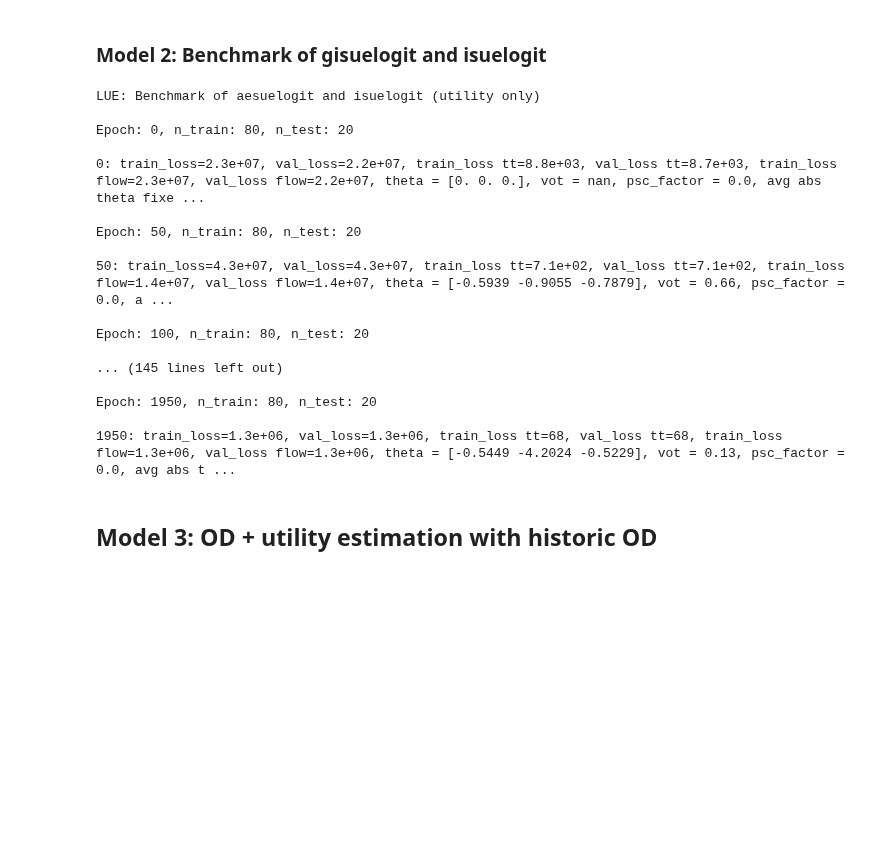
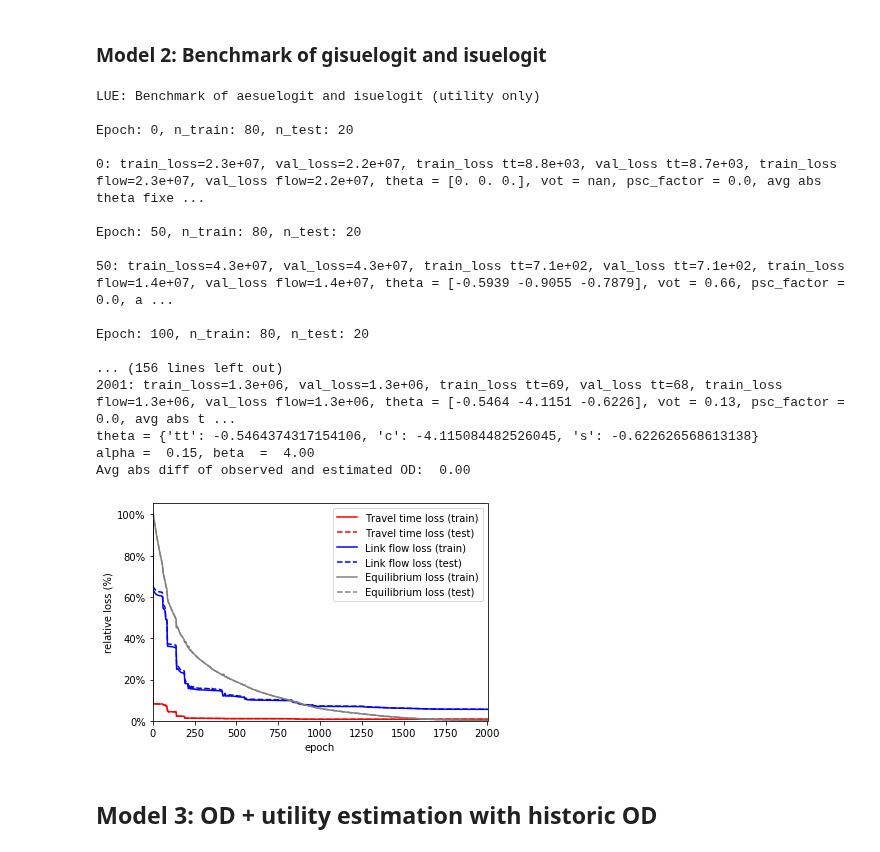
Before and after one commit to pabloguarda/pesuelogit, a Jupyter notebook: examples/notebooks/gisuelogit-siouxfalls.ipynb, the cells around one changed output. Cells and saved outputs as stored; diff of their text form; code cells hidden in the pictures; blank space fills up the shorter version.

```diff
--- a/examples/notebooks/gisuelogit-siouxfalls.ipynb
+++ b/examples/notebooks/gisuelogit-siouxfalls.ipynb
@@ -104,7 +104,7 @@ To enable them in other operations, rebuild TensorFlow with the appropriate comp
 # %% [markdown]
 ## Configuration
 # %%
-_EPOCHS = 2000
+_EPOCHS = 2500
 _LR = 1e-1
 _RELATIVE_GAP = 1e-7
 _BATCH_SIZE = None
@@ -132,7 +132,7 @@ val_results_dfs = {}
 # %%
 if run_model['equilibrium']:
 
-    _RELATIVE_GAP = 1e-8
+    _RELATIVE_GAP = 1e-7
 
     optimizer = tf.keras.optimizers.Adam(learning_rate=_LR)
 
@@ -235,7 +235,7 @@ if run_model['lue']:
     # affect the next model estimation
     optimizer = tf.keras.optimizers.Adam(learning_rate=_LR)
 
-    _RELATIVE_GAP = 1e-8
+    _RELATIVE_GAP = 1e-7
 
     utility_parameters = UtilityParameters(features_Y=['tt'],
                                            features_Z=features_Z,
@@ -294,38 +294,39 @@ if run_model['lue']:
     train_results_dfs['lue'], val_results_dfs['lue'] = lue.train(
         X_train, Y_train, X_test, Y_test,
         # generalization_error={'train': False, 'validation': True},
         optimizer=optimizer,
         batch_size=_BATCH_SIZE,
         loss_metric=loss_metric,
         loss_weights={'od': 0, 'theta': 0, 'tt': 1, 'flow': 1, 'eq_flow': 1},
         threshold_relative_gap=_RELATIVE_GAP,
         epochs_print_interval=_EPOCHS_PRINT_INTERVAL,
         epochs=_EPOCHS)
 
     plot_predictive_performance(train_losses=train_results_dfs['lue'], val_losses=val_results_dfs['lue'],
                                 xticks_spacing= 250)
 
     print(f"theta = {dict(zip(utility_parameters.true_values.keys(), list(lue.theta.numpy())))}")
     print(f"alpha = {lue.alpha: 0.2f}, beta  = {lue.beta: 0.2f}")
     print(f"Avg abs diff of observed and estimated OD: {np.mean(np.abs(lue.q - tntp_network.q.flatten())): 0.2f}")
 # %% [output]
 LUE: Benchmark of aesuelogit and isuelogit (utility only)
 
 Epoch: 0, n_train: 80, n_test: 20
 
 0: train_loss=2.3e+07, val_loss=2.2e+07, train_loss tt=8.8e+03, val_loss tt=8.7e+03, train_loss flow=2.3e+07, val_loss flow=2.2e+07, theta = [0. 0. 0.], vot = nan, psc_factor = 0.0, avg abs theta fixe ...
 
 Epoch: 50, n_train: 80, n_test: 20
 
 50: train_loss=4.3e+07, val_loss=4.3e+07, train_loss tt=7.1e+02, val_loss tt=7.1e+02, train_loss flow=1.4e+07, val_loss flow=1.4e+07, theta = [-0.5939 -0.9055 -0.7879], vot = 0.66, psc_factor = 0.0, a ...
 
 Epoch: 100, n_train: 80, n_test: 20
 
-... (145 lines left out)
-
-Epoch: 1950, n_train: 80, n_test: 20
-
-1950: train_loss=1.3e+06, val_loss=1.3e+06, train_loss tt=68, val_loss tt=68, train_loss flow=1.3e+06, val_loss flow=1.3e+06, theta = [-0.5449 -4.2024 -0.5229], vot = 0.13, psc_factor = 0.0, avg abs t ...
+... (156 lines left out)
+2001: train_loss=1.3e+06, val_loss=1.3e+06, train_loss tt=69, val_loss tt=68, train_loss flow=1.3e+06, val_loss flow=1.3e+06, theta = [-0.5464 -4.1151 -0.6226], vot = 0.13, psc_factor = 0.0, avg abs t ...
+theta = {'tt': -0.5464374317154106, 'c': -4.115084482526045, 's': -0.622626568613138}
+alpha =  0.15, beta  =  4.00
+Avg abs diff of observed and estimated OD:  0.00
+[figure, added]
 # %% [markdown]
 ## Model 3: OD + utility estimation with historic OD
 # %%
```
Also changed, not shown: parts of 4 cells of this notebook.
